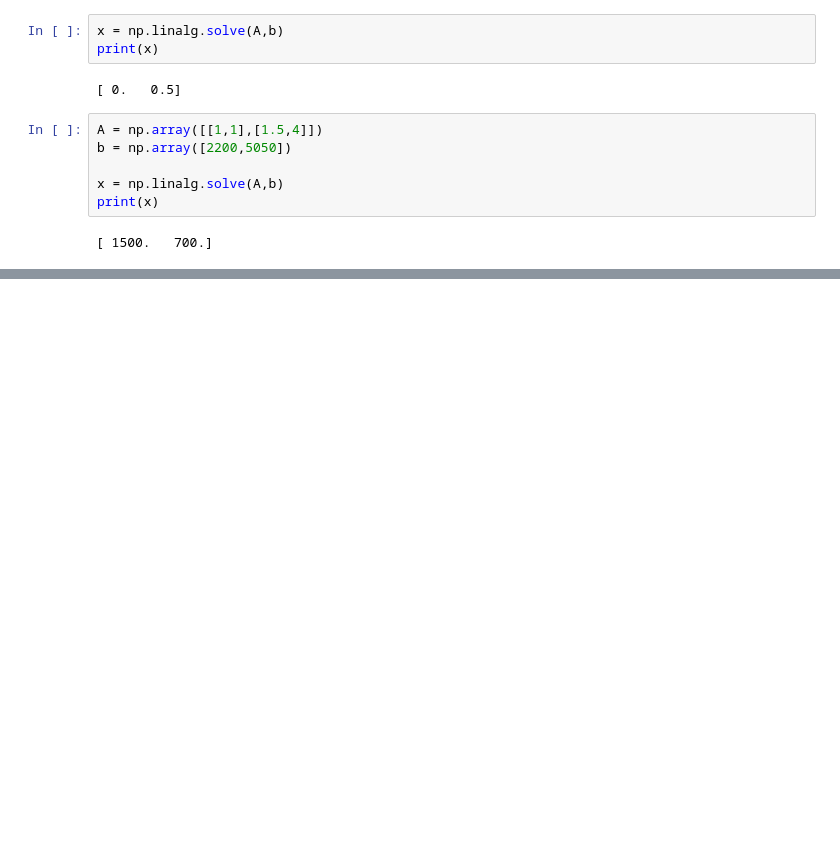
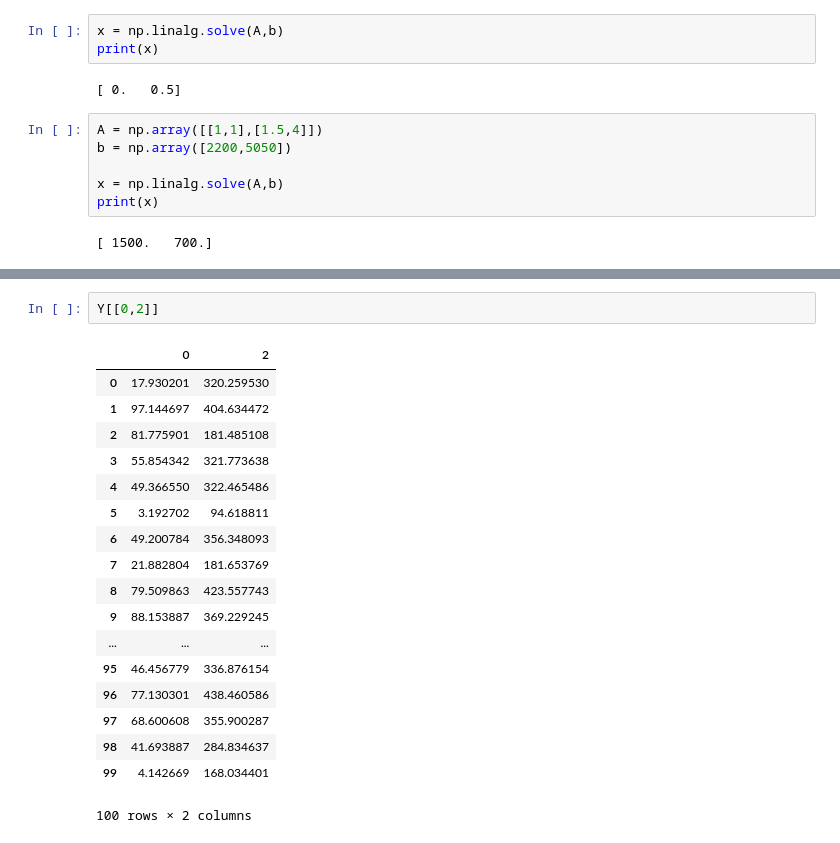
Before and after one commit to imflash217/Lumos, a Jupyter notebook: Project_Python/pyPlayground.ipynb, the cells around one changed output, grey strips where cells are left out. Drawn from its saved outputs; the diff is of its cells as text; blank space fills up the shorter version.

```diff
--- a/Project_Python/pyPlayground.ipynb
+++ b/Project_Python/pyPlayground.ipynb
@@ -778,0 +943,21 @@ print(x)
+# %%
+Y[[0,2]]
+# %% [output]
+|  | 0 | 2 |
+| 0 | 17.930201 | 320.259530 |
+| 1 | 97.144697 | 404.634472 |
+| 2 | 81.775901 | 181.485108 |
+| 3 | 55.854342 | 321.773638 |
+| 4 | 49.366550 | 322.465486 |
+| 5 | 3.192702 | 94.618811 |
+| 6 | 49.200784 | 356.348093 |
+| 7 | 21.882804 | 181.653769 |
+| 8 | 79.509863 | 423.557743 |
+| 9 | 88.153887 | 369.229245 |
+| ... | ... | ... |
+| 95 | 46.456779 | 336.876154 |
+| 96 | 77.130301 | 438.460586 |
+| 97 | 68.600608 | 355.900287 |
+| 98 | 41.693887 | 284.834637 |
+| 99 | 4.142669 | 168.034401 |
+100 rows × 2 columns
```
Also changed, not shown: parts of 40 cells of this notebook.
